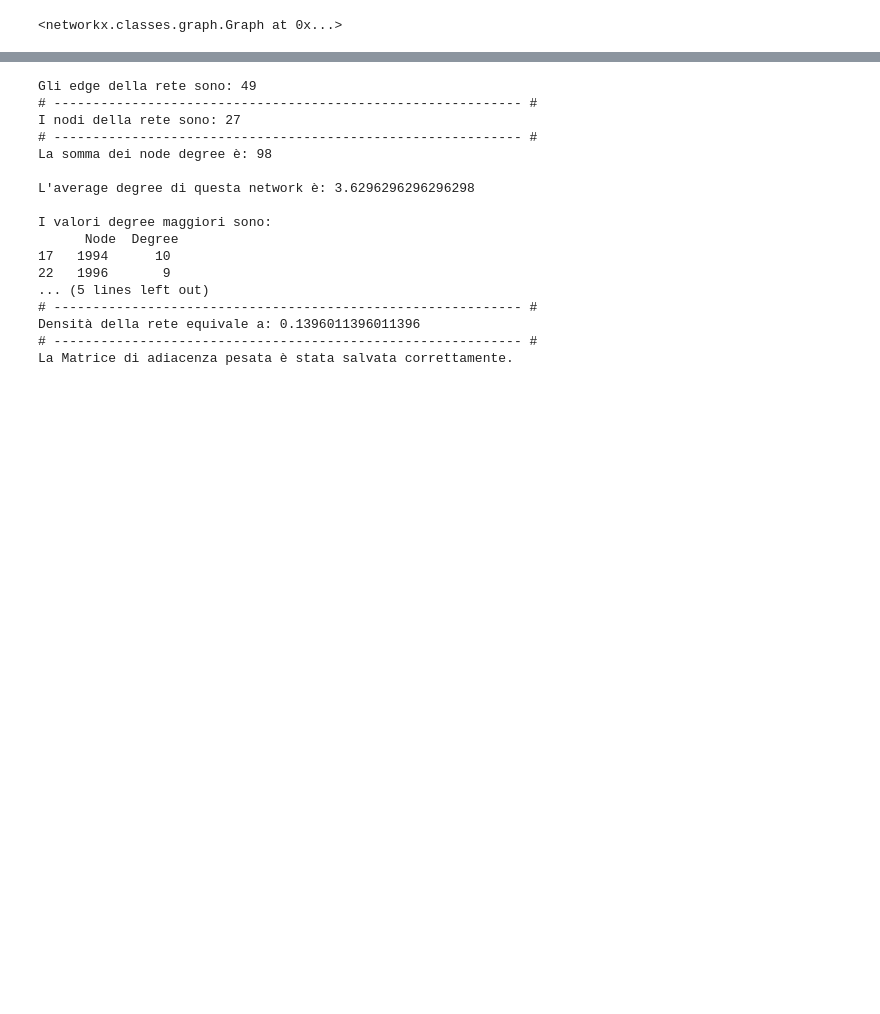
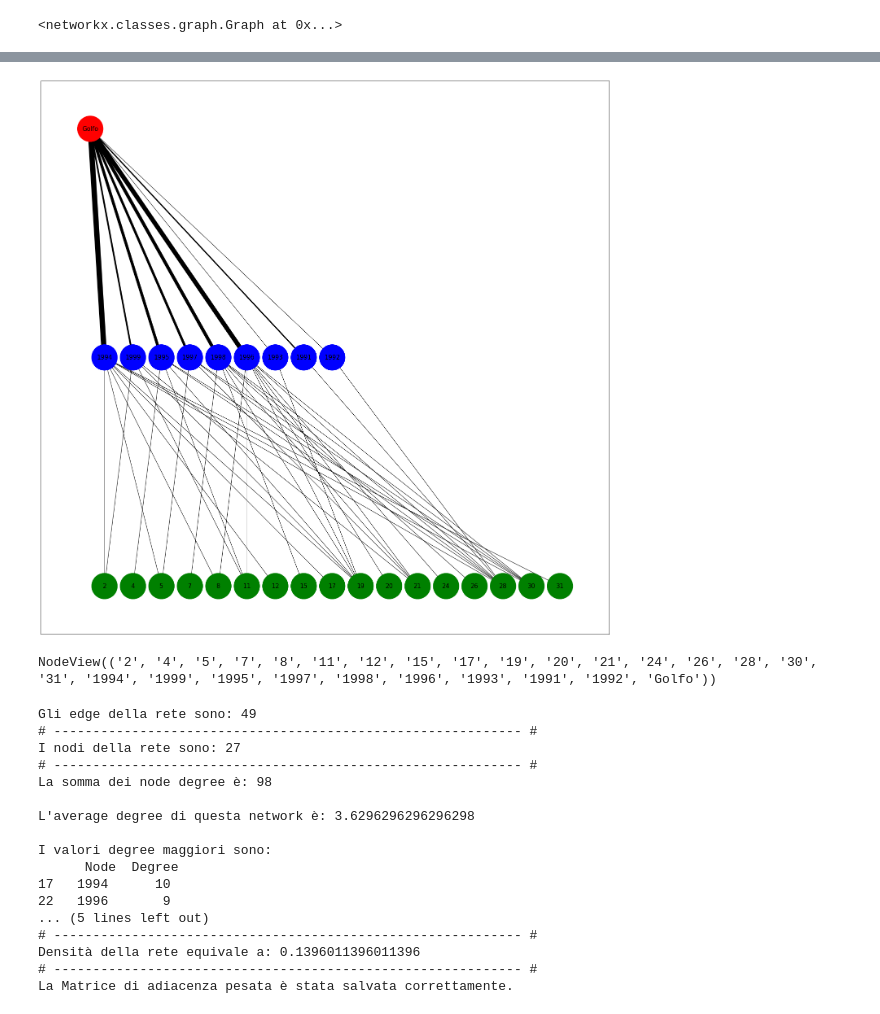
Before and after one commit to emacarta/Mexico-Drug-Traffic-Activities, a Jupyter notebook: Mexican_Drug_Cartell_Analysis.ipynb, the cells around one changed output, grey strips where cells are left out. Drawn from its saved outputs; the diff is of its cells as text; code cells hidden in the pictures; blank space fills up the shorter version.

```diff
--- a/Mexican_Drug_Cartell_Analysis.ipynb
+++ b/Mexican_Drug_Cartell_Analysis.ipynb
@@ -736,3 +736,41 @@ pass
+# %%
+all_weights=[] #creo una lista con tutti i pesi degli edges
+for (node1,node2,data) in net_golfo_9000.edges(data=True):
+        all_weights.append(data['weight'])
+
+nodes_color=[] #creo una lista con tutti i colori dei nodi
+for (node1,data) in net_golfo_9000.nodes(data=True):
+        nodes_color.append(data['color'])
+
+unique_weights = list(set(all_weights))
+
+pos = nx.spring_layout(net_golfo_9000,seed=1234) #imposto il layout della rete
+
+# group nodes by column
+left_nodes = ['Golfo']
+middle_nodes = ['1994', '1999', '1995', '1997', '1998', '1996', '1993', '1991', '1992']
+right_nodes = ['2', '4', '5', '7', '8', '11', '12', '15', '17', '19', '20', '21', '24', '26', '28', '30', '31']
+
+pos = {n: (i, 2) for i, n in enumerate(left_nodes)}
+pos.update({n: ( i + 0.5, 1) for i, n in enumerate(middle_nodes)})
+pos.update({n: ( i + 0.5, 0) for i, n in enumerate(right_nodes)})
+
+for weight in unique_weights: #creiamo i collegamenti nel nostro grafico tramite la lista dei pesi creata in precedenza
+        weighted_edges = [(node1,node2) for (node1,node2,edge_attr) in net_golfo_9000.edges(data=True) if edge_attr['weight']==weight]
+        width = weight
+        nx.draw_networkx_edges(net_golfo_9000,pos,edgelist=weighted_edges,width=width)
+
+nx.draw_networkx_nodes(net_golfo_9000,pos,node_color=nodes_color, node_size=4000)
+nx.draw_networkx_labels(net_golfo_9000,pos,font_size=15, font_family="sans-serif")
+plt.rcParams["figure.figsize"] = (25,25)
+
+pass
+# %% [output]
+[figure, added]
+# %%
+net_golfo_9000.nodes
+# %% [output]
+NodeView(('2', '4', '5', '7', '8', '11', '12', '15', '17', '19', '20', '21', '24', '26', '28', '30', '31', '1994', '1999', '1995', '1997', '1998', '1996', '1993', '1991', '1992', 'Golfo'))
 # %%
 #calcolo le metriche per la rete degli anni 1990-1999
 metrics(net_golfo_9000,link_select=True, nodi_select=True,
```
Also changed, not shown: parts of 10 cells of this notebook.
